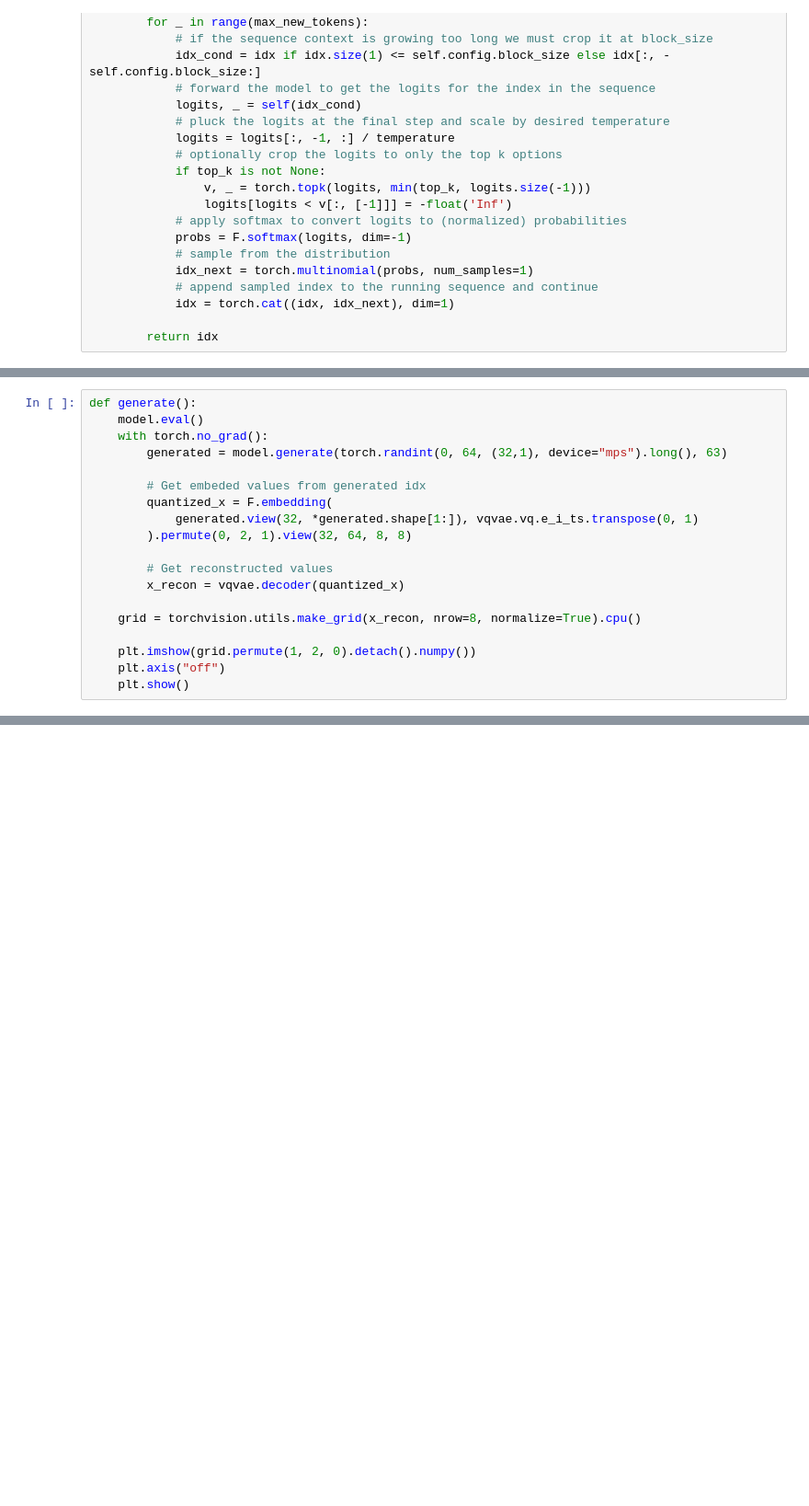
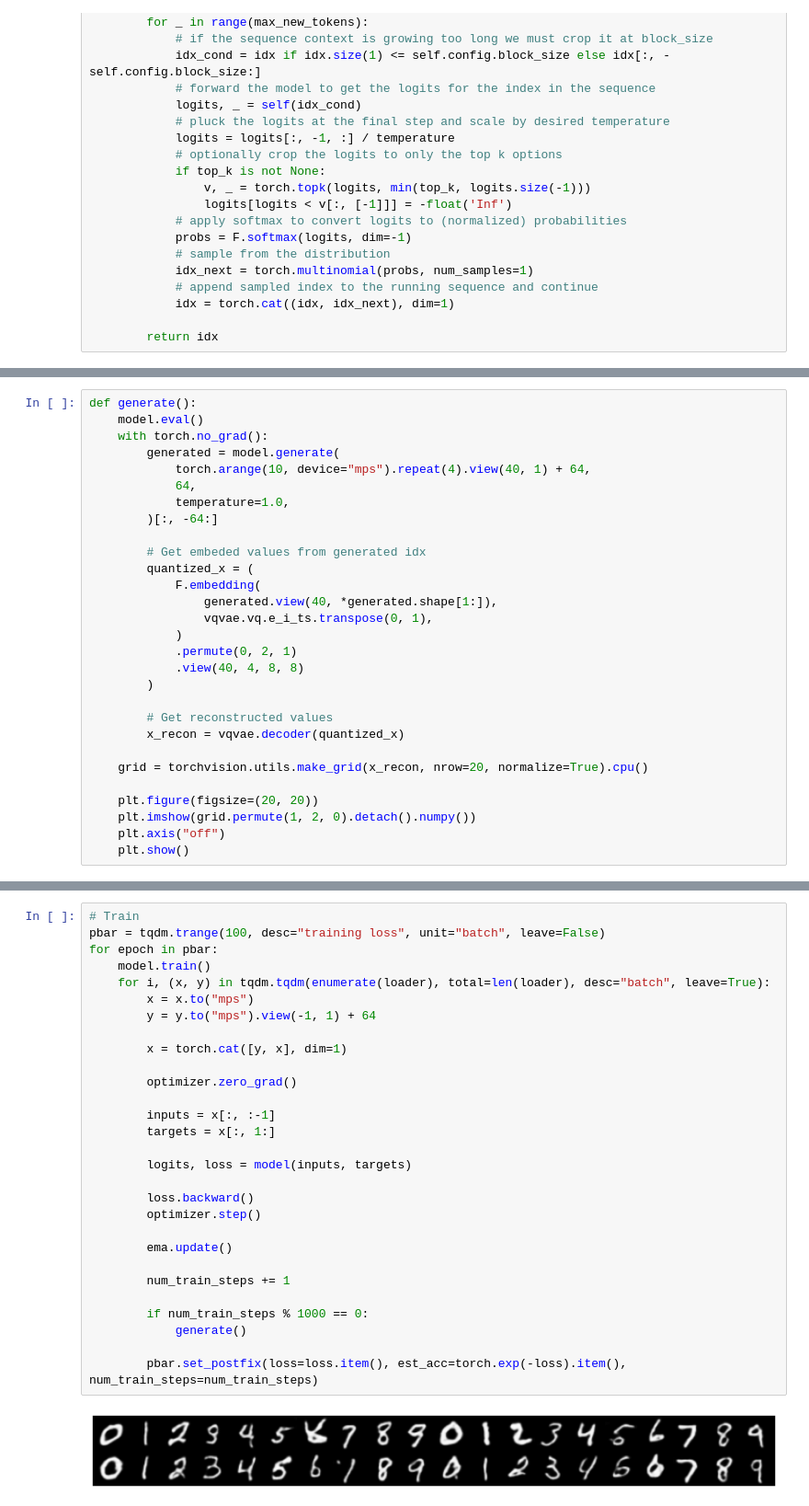
Before and after one commit to karanravindra/nn-zoo, a Jupyter notebook: projects/paper-implementations/sequence-generation/4-transformer/nanogpt.ipynb, the cells around one changed output, grey strips where cells are left out. Shown at 92% size. Cells and saved outputs as stored; diff of their text form; blank space fills up the shorter version.

Commit message:
taming vqvae

```diff
--- a/projects/paper-implementations/sequence-generation/4-transformer/nanogpt.ipynb
+++ b/projects/paper-implementations/sequence-generation/4-transformer/nanogpt.ipynb
@@ -356,18 +356,28 @@ ema = EMA(model, beta=0.99, update_after_step=100, update_every=1)
 def generate():
     model.eval()
     with torch.no_grad():
-        generated = model.generate(torch.randint(0, 64, (32,1), device="mps").long(), 63)
+        generated = model.generate(
+            torch.arange(10, device="mps").repeat(4).view(40, 1) + 64,
+            64,
+            temperature=1.0,
+        )[:, -64:]
 
         # Get embeded values from generated idx
-        quantized_x = F.embedding(
-            generated.view(32, *generated.shape[1:]), vqvae.vq.e_i_ts.transpose(0, 1)
-        ).permute(0, 2, 1).view(32, 64, 8, 8)
+        quantized_x = (
+            F.embedding(
+                generated.view(40, *generated.shape[1:]),
+                vqvae.vq.e_i_ts.transpose(0, 1),
+            )
+            .permute(0, 2, 1)
+            .view(40, 4, 8, 8)
+        )
 
         # Get reconstructed values
         x_recon = vqvae.decoder(quantized_x)
 
-    grid = torchvision.utils.make_grid(x_recon, nrow=8, normalize=True).cpu()
+    grid = torchvision.utils.make_grid(x_recon, nrow=20, normalize=True).cpu()
 
+    plt.figure(figsize=(20, 20))
     plt.imshow(grid.permute(1, 2, 0).detach().numpy())
     plt.axis("off")
     plt.show()
@@ -400,0 +388,31 @@ generate()
+# %%
+# Train
+pbar = tqdm.trange(100, desc="training loss", unit="batch", leave=False)
+for epoch in pbar:
+    model.train()
+    for i, (x, y) in tqdm.tqdm(enumerate(loader), total=len(loader), desc="batch", leave=True):
+        x = x.to("mps")
+        y = y.to("mps").view(-1, 1) + 64
+
+        x = torch.cat([y, x], dim=1)
+
+        optimizer.zero_grad()
+
+        inputs = x[:, :-1]
+        targets = x[:, 1:]
+
+        logits, loss = model(inputs, targets)
+
+        loss.backward()
+        optimizer.step()
+
+        ema.update()
+
+        num_train_steps += 1
+
+        if num_train_steps % 1000 == 0:
+            generate()
+
+        pbar.set_postfix(loss=loss.item(), est_acc=torch.exp(-loss).item(), num_train_steps=num_train_steps)
+# %% [output]
+[figure, added]
```
Also changed, not shown: parts of 12 cells of this notebook, 13 other files.
